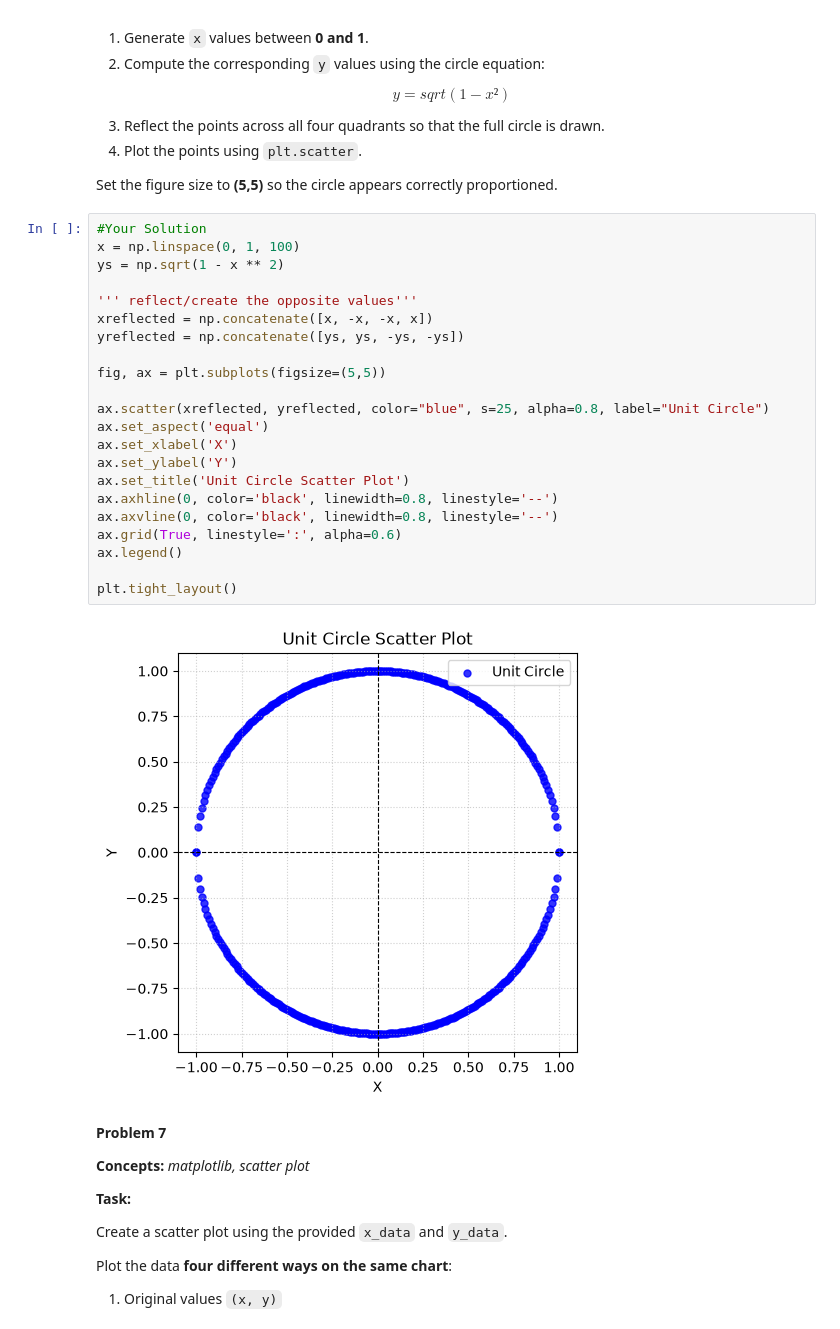
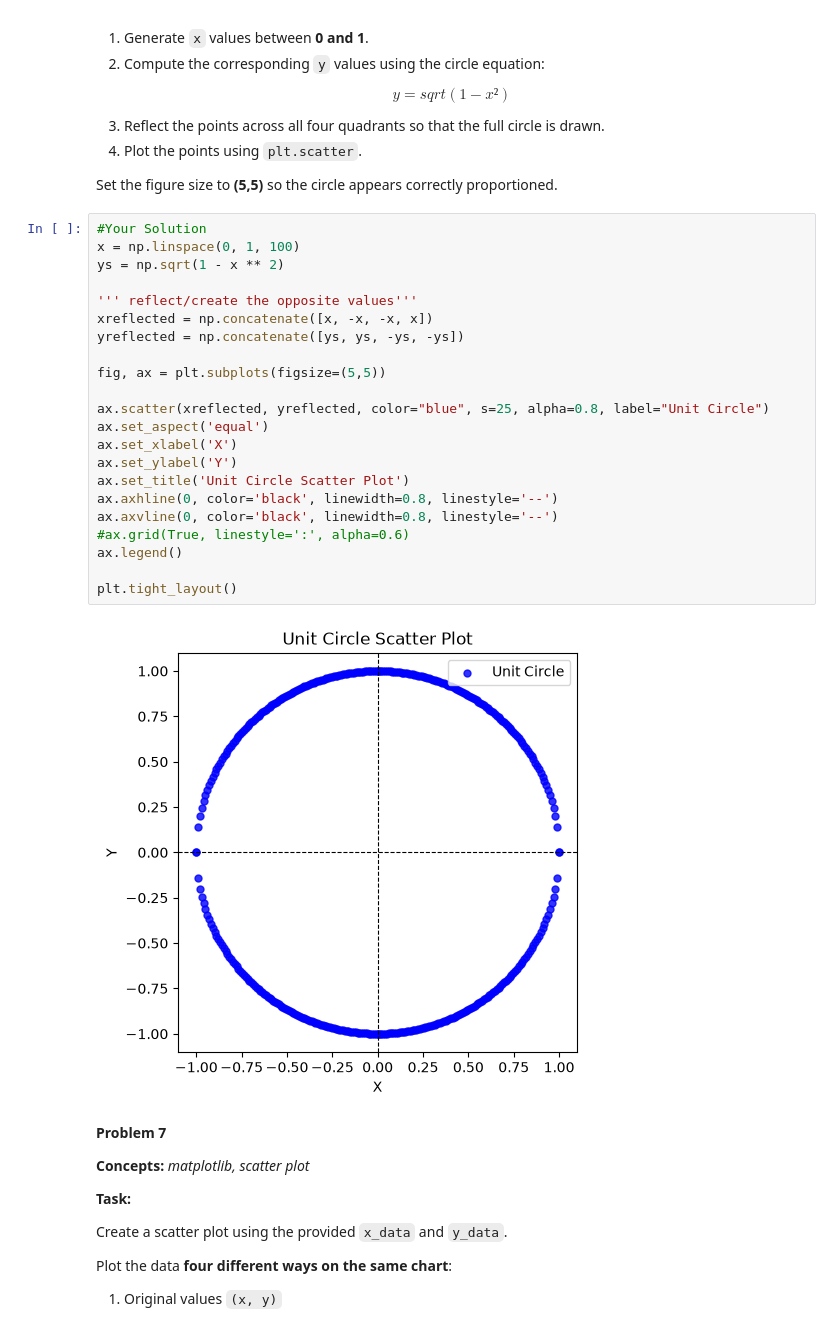
Before and after one commit to rickoprivate/BUAI602HW, a Jupyter notebook: week-09/homework.ipynb, the cells around one changed output. Cells and saved outputs as stored; diff of their text form.

```diff
--- a/week-09/homework.ipynb
+++ b/week-09/homework.ipynb
@@ -336,27 +336,27 @@ Set the figure size to **(5,5)** so the circle appears correctly proportioned.
 # %%
 #Your Solution
 x = np.linspace(0, 1, 100)
 ys = np.sqrt(1 - x ** 2)
 
 ''' reflect/create the opposite values'''
 xreflected = np.concatenate([x, -x, -x, x])
 yreflected = np.concatenate([ys, ys, -ys, -ys])
 
 fig, ax = plt.subplots(figsize=(5,5))
 
 ax.scatter(xreflected, yreflected, color="blue", s=25, alpha=0.8, label="Unit Circle")
 ax.set_aspect('equal')
 ax.set_xlabel('X')
 ax.set_ylabel('Y')
 ax.set_title('Unit Circle Scatter Plot')
 ax.axhline(0, color='black', linewidth=0.8, linestyle='--')
 ax.axvline(0, color='black', linewidth=0.8, linestyle='--')
-ax.grid(True, linestyle=':', alpha=0.6)
+#ax.grid(True, linestyle=':', alpha=0.6)
 ax.legend()
 
 plt.tight_layout()
 # %% [output]
-[figure, old version]
+[figure, new version]
 # %% [markdown]
 **Problem 7**
 
```
Also changed, not shown: parts of 1 cell of this notebook.
